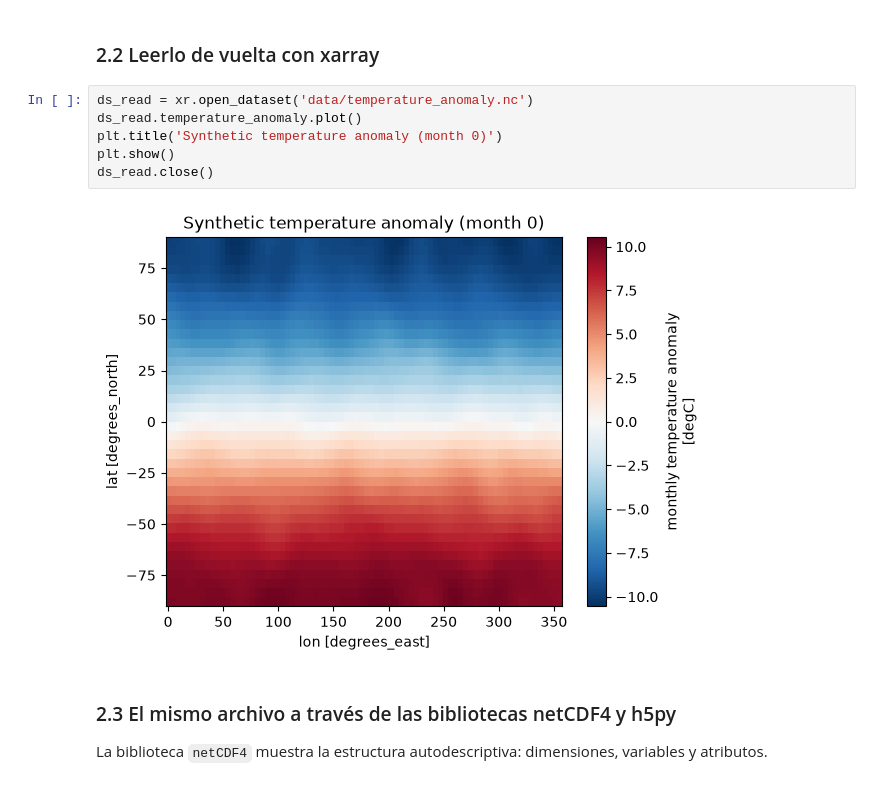
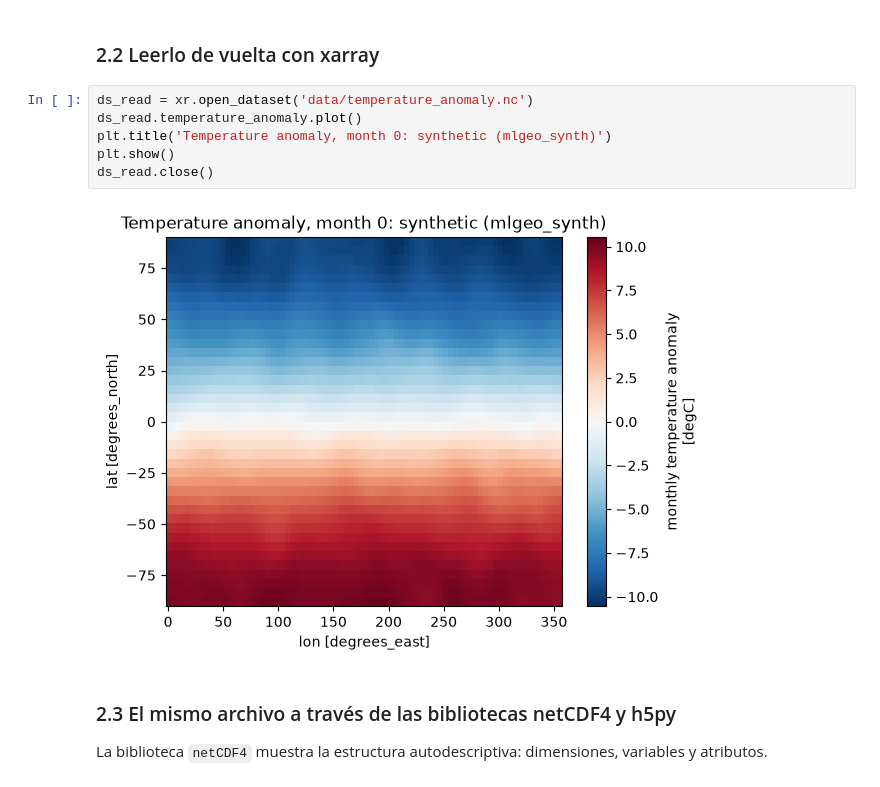
Before and after one commit to geo-smart/mlgeo-book, a Jupyter notebook: translations/es/Chapter2-DataManipulation/2.2_data_formats_rendered.ipynb, the cells around one changed output. Drawn from its saved outputs; the diff is of its cells as text.

```diff
--- a/translations/es/Chapter2-DataManipulation/2.2_data_formats_rendered.ipynb
+++ b/translations/es/Chapter2-DataManipulation/2.2_data_formats_rendered.ipynb
@@ -341,11 +409,11 @@ ds.to_netcdf('data/temperature_anomaly.nc')
 # %%
 ds_read = xr.open_dataset('data/temperature_anomaly.nc')
 ds_read.temperature_anomaly.plot()
-plt.title('Synthetic temperature anomaly (month 0)')
+plt.title('Temperature anomaly, month 0: synthetic (mlgeo_synth)')
 plt.show()
 ds_read.close()
 # %% [output]
-[figure, old version]
+[figure, new version]
 # %% [markdown]
 ### 2.3 El mismo archivo a través de las bibliotecas netCDF4 y h5py
 
```
Also changed, not shown: parts of 33 cells of this notebook, 7 other files.
